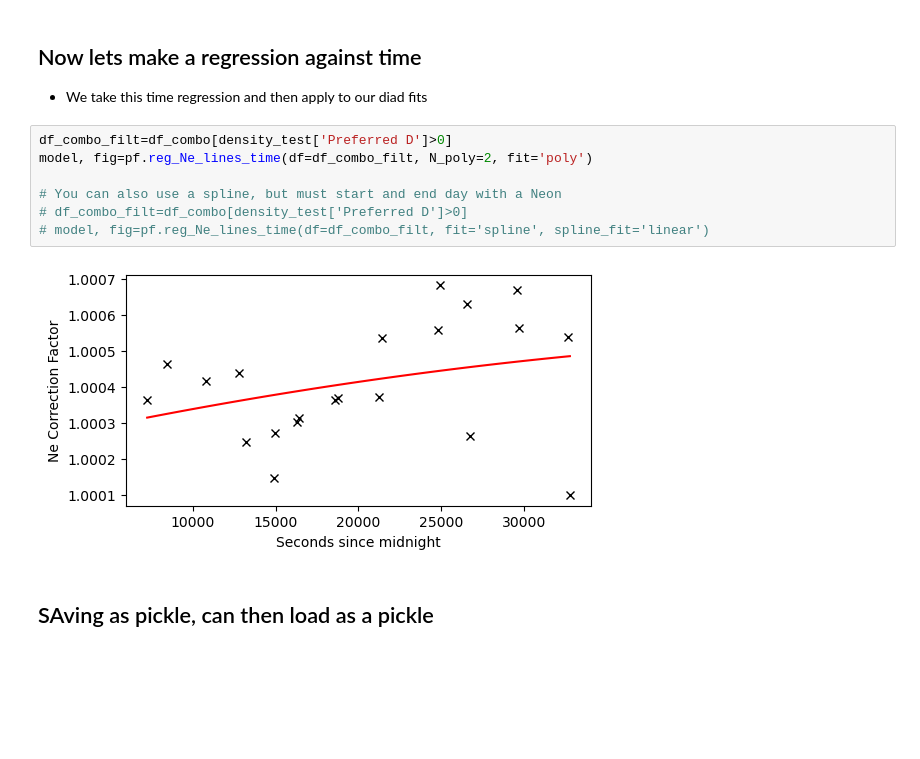
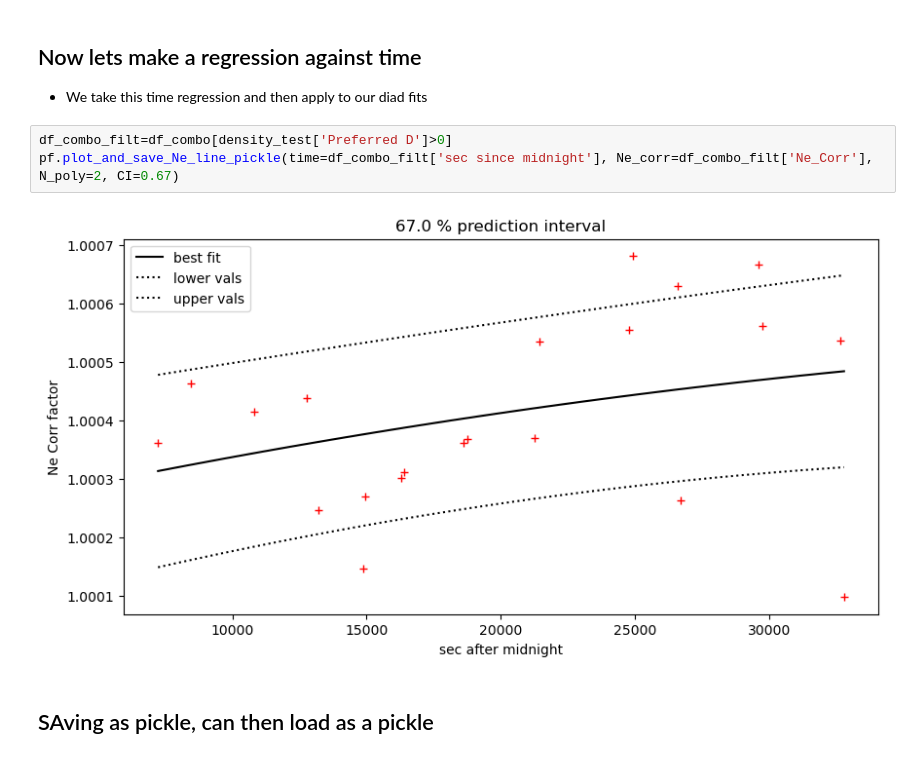
Before and after one commit to PennyWieser/DiadFit, a Jupyter notebook: docs/Examples/Example1c_HORIBA_Calibration/Step1_Fit_Your_Ne_Lines.ipynb, the cells around one changed output. Cells and saved outputs as stored; diff of their text form; blank space fills up the shorter version.

```diff
--- a/docs/Examples/Example1c_HORIBA_Calibration/Step1_Fit_Your_Ne_Lines.ipynb
+++ b/docs/Examples/Example1c_HORIBA_Calibration/Step1_Fit_Your_Ne_Lines.ipynb
@@ -383,13 +345,10 @@ fig.tight_layout()
 - We take this time regression and then apply to our diad fits
 # %%
 df_combo_filt=df_combo[density_test['Preferred D']>0]
-model, fig=pf.reg_Ne_lines_time(df=df_combo_filt, N_poly=2, fit='poly')
-
-# You can also use a spline, but must start and end day with a Neon
-# df_combo_filt=df_combo[density_test['Preferred D']>0]
-# model, fig=pf.reg_Ne_lines_time(df=df_combo_filt, fit='spline', spline_fit='linear')
+pf.plot_and_save_Ne_line_pickle(time=df_combo_filt['sec since midnight'], Ne_corr=df_combo_filt['Ne_Corr'],
+N_poly=2, CI=0.67)
 # %% [output]
-[figure, old version]
+[figure, new version]
 # %% [markdown]
 ## SAving as pickle, can then load as a pickle
 # %%
```
Also changed, not shown: parts of 8 cells of this notebook, 8 other files.
